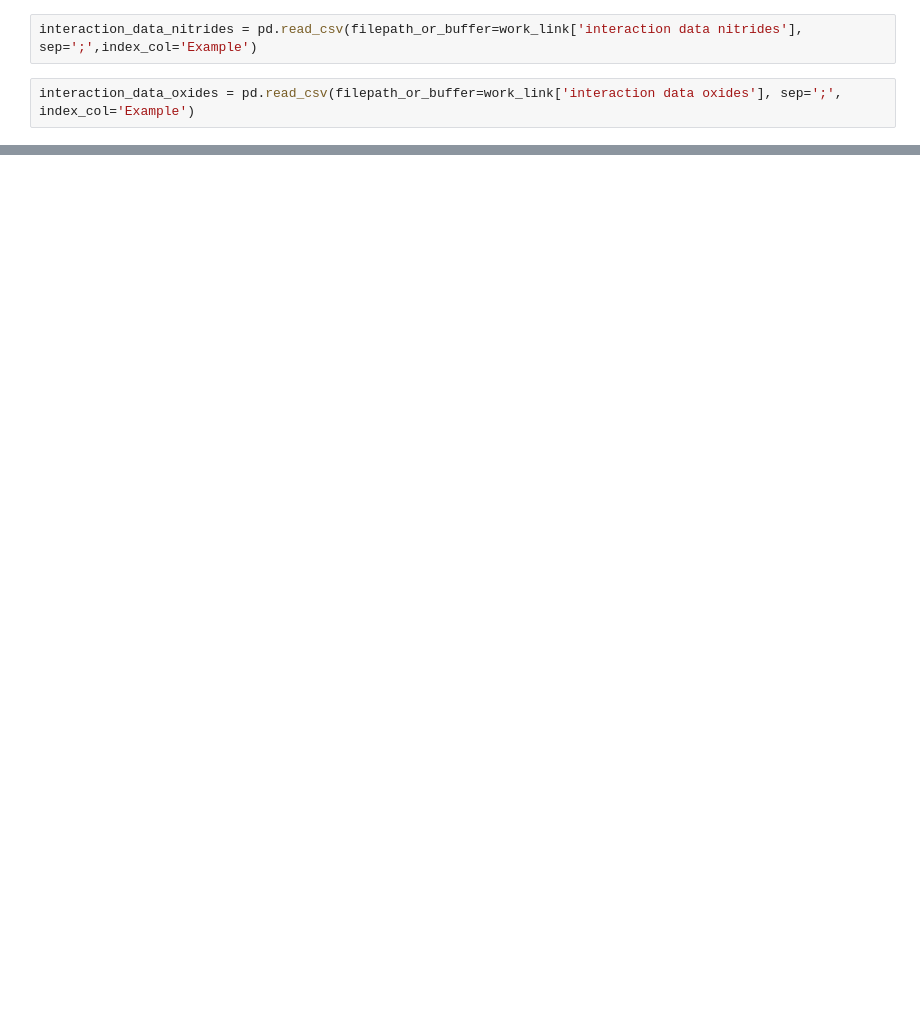
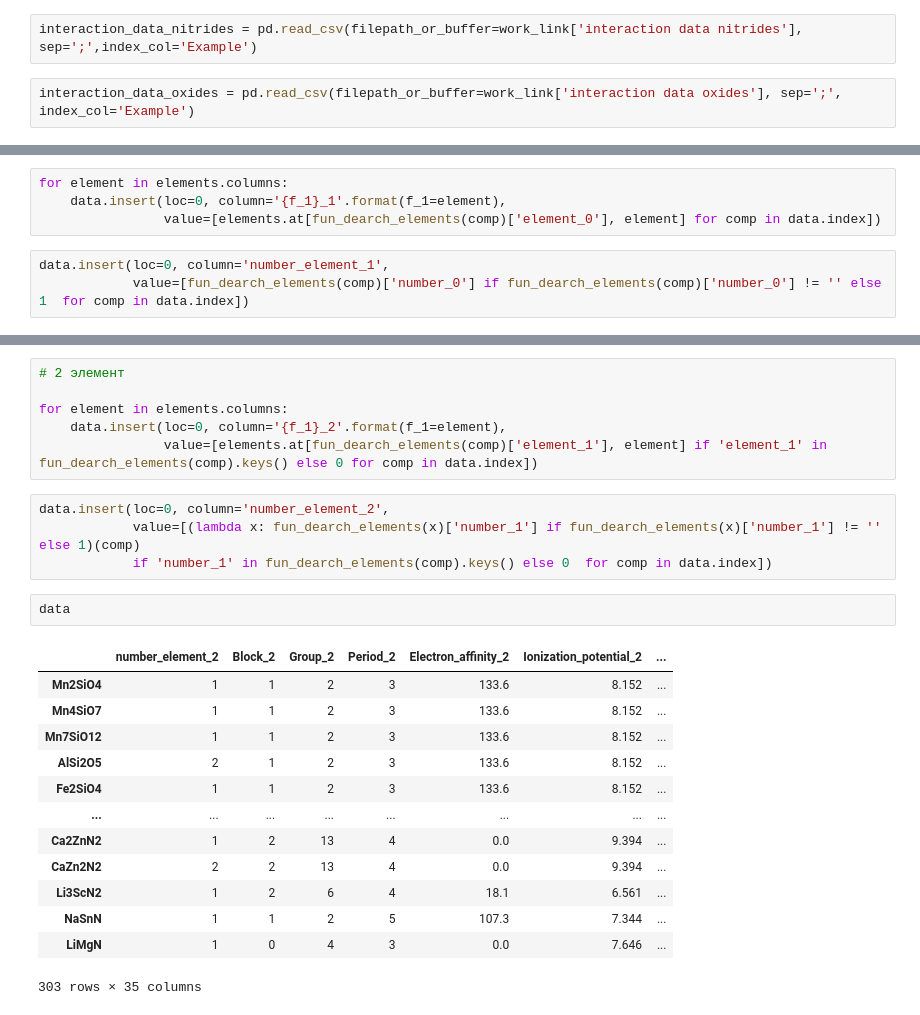
Before and after one commit to hinevics/ML-for-new-materials-discovery, a Jupyter notebook: Bandgap prediction/Data preparation.ipynb, the cells around one changed output, grey strips where cells are left out. Saved outputs shown, nothing was run; the diff lists cells and outputs as text; blank space fills up the shorter version.

Commit message:
add data preparation

```diff
--- a/Bandgap prediction/Data preparation.ipynb
+++ b/Bandgap prediction/Data preparation.ipynb
@@ -59,0 +114,7 @@ compound
+# %%
+for element in elements.columns:
+    data.insert(loc=0, column='{f_1}_1'.format(f_1=element),
+                value=[elements.at[fun_dearch_elements(comp)['element_0'], element] for comp in data.index])
+# %%
+data.insert(loc=0, column='number_element_1',
+            value=[fun_dearch_elements(comp)['number_0'] if fun_dearch_elements(comp)['number_0'] != '' else 1  for comp in data.index])
@@ -59,0 +130,26 @@ compound
+# %%
+# 2 элемент
+
+for element in elements.columns:
+    data.insert(loc=0, column='{f_1}_2'.format(f_1=element),
+                value=[elements.at[fun_dearch_elements(comp)['element_1'], element] if 'element_1' in fun_dearch_elements(comp).keys() else 0 for comp in data.index])
+# %%
+data.insert(loc=0, column='number_element_2',
+            value=[(lambda x: fun_dearch_elements(x)['number_1'] if fun_dearch_elements(x)['number_1'] != '' else 1)(comp)
+            if 'number_1' in fun_dearch_elements(comp).keys() else 0  for comp in data.index])
+# %%
+data
+# %% [output]
+|  | number_element_2 | Block_2 | Group_2 | Period_2 | Electron_affinity_2 | Ionization_potential_2 | ... |
+| Mn2SiO4 | 1 | 1 | 2 | 3 | 133.6 | 8.152 | ... |
+| Mn4SiO7 | 1 | 1 | 2 | 3 | 133.6 | 8.152 | ... |
+| Mn7SiO12 | 1 | 1 | 2 | 3 | 133.6 | 8.152 | ... |
+| AlSi2O5 | 2 | 1 | 2 | 3 | 133.6 | 8.152 | ... |
+| Fe2SiO4 | 1 | 1 | 2 | 3 | 133.6 | 8.152 | ... |
+| ... | ... | ... | ... | ... | ... | ... | ... |
+| Ca2ZnN2 | 1 | 2 | 13 | 4 | 0.0 | 9.394 | ... |
+| CaZn2N2 | 2 | 2 | 13 | 4 | 0.0 | 9.394 | ... |
+| Li3ScN2 | 1 | 2 | 6 | 4 | 18.1 | 6.561 | ... |
+| NaSnN | 1 | 1 | 2 | 5 | 107.3 | 7.344 | ... |
+| LiMgN | 1 | 0 | 4 | 3 | 0.0 | 7.646 | ... |
+303 rows × 35 columns
```
Also changed, not shown: parts of 37 cells of this notebook, 1 other file.
